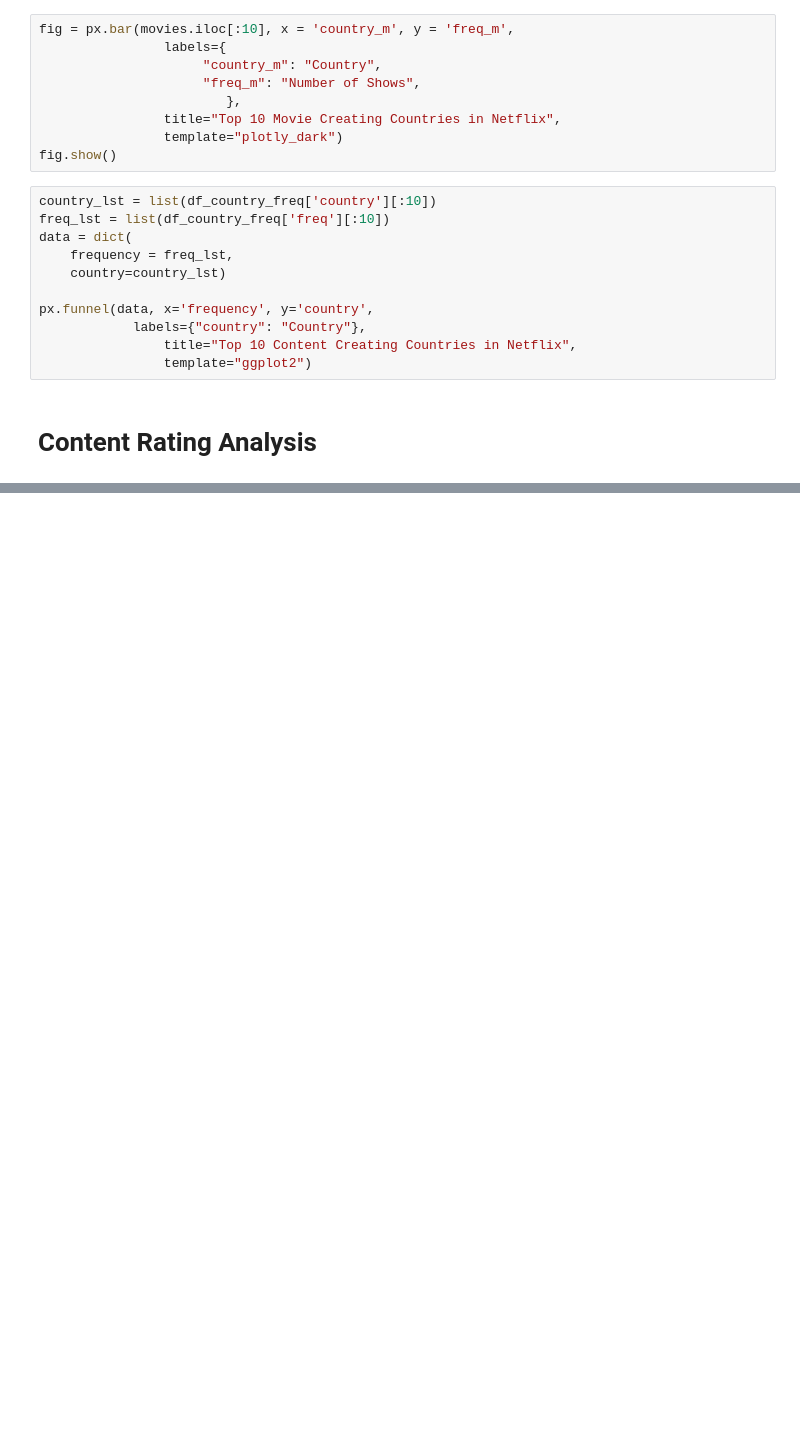
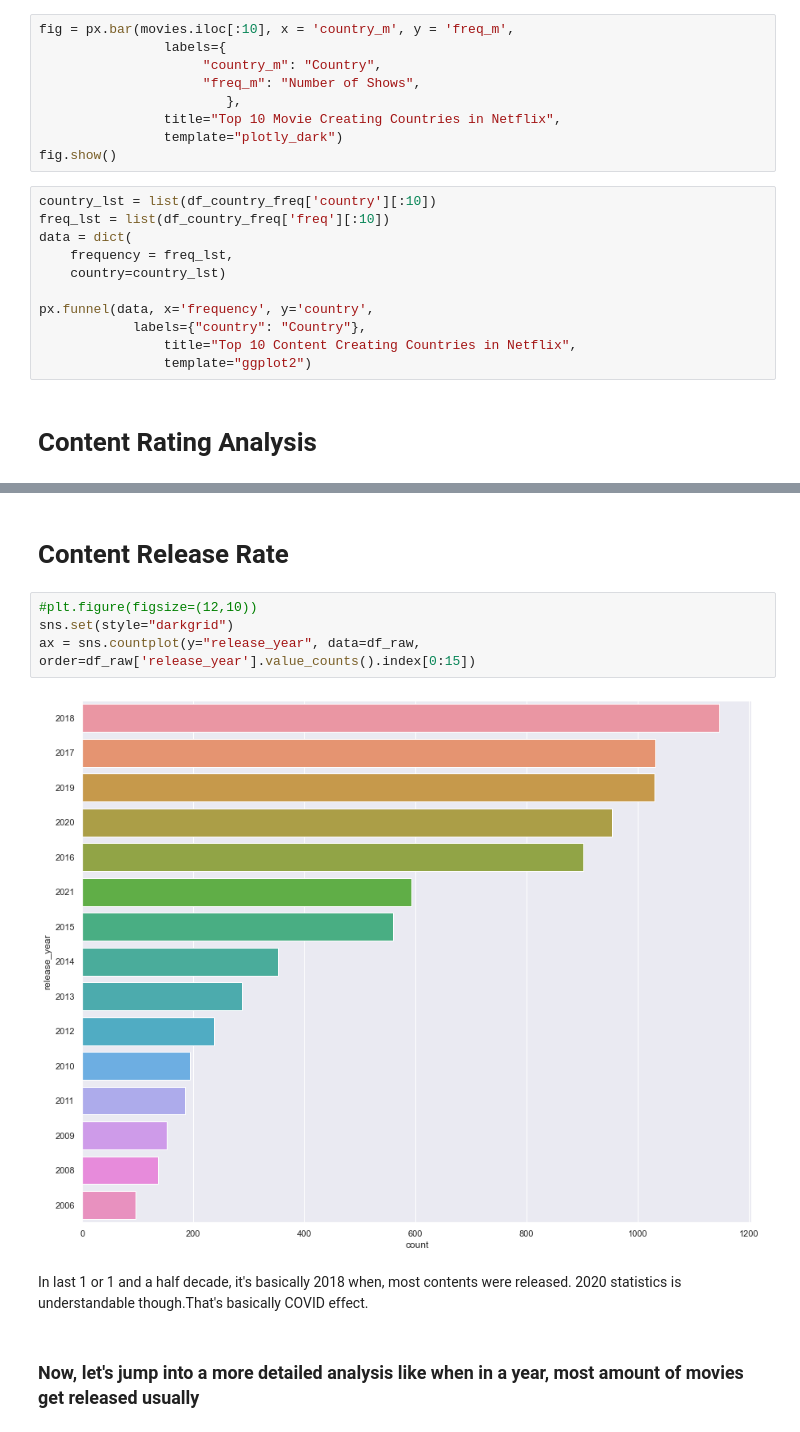
Before and after one commit to WRD397/Projects, a Jupyter notebook: BusinessCase_Netflix_EDA/main.ipynb, the cells around one changed output, grey strips where cells are left out. Drawn from its saved outputs; the diff is of its cells as text; blank space fills up the shorter version.

```diff
--- a/BusinessCase_Netflix_EDA/main.ipynb
+++ b/BusinessCase_Netflix_EDA/main.ipynb
@@ -768,0 +812,12 @@ px.funnel(data, x='frequency', y='country',
+# %% [markdown]
+# Content Release Rate
+# %%
+#plt.figure(figsize=(12,10))
+sns.set(style="darkgrid")
+ax = sns.countplot(y="release_year", data=df_raw, order=df_raw['release_year'].value_counts().index[0:15])
+# %% [output]
+[figure, added]
+# %% [markdown]
+In last 1 or 1 and a half decade, it's basically 2018 when, most contents were released. 2020 statistics is understandable though.That's basically COVID effect.
+# %% [markdown]
+### Now, let's jump into a more detailed analysis like when in a year, most amount of movies get released usually
```
Also changed, not shown: parts of 56 cells of this notebook.
